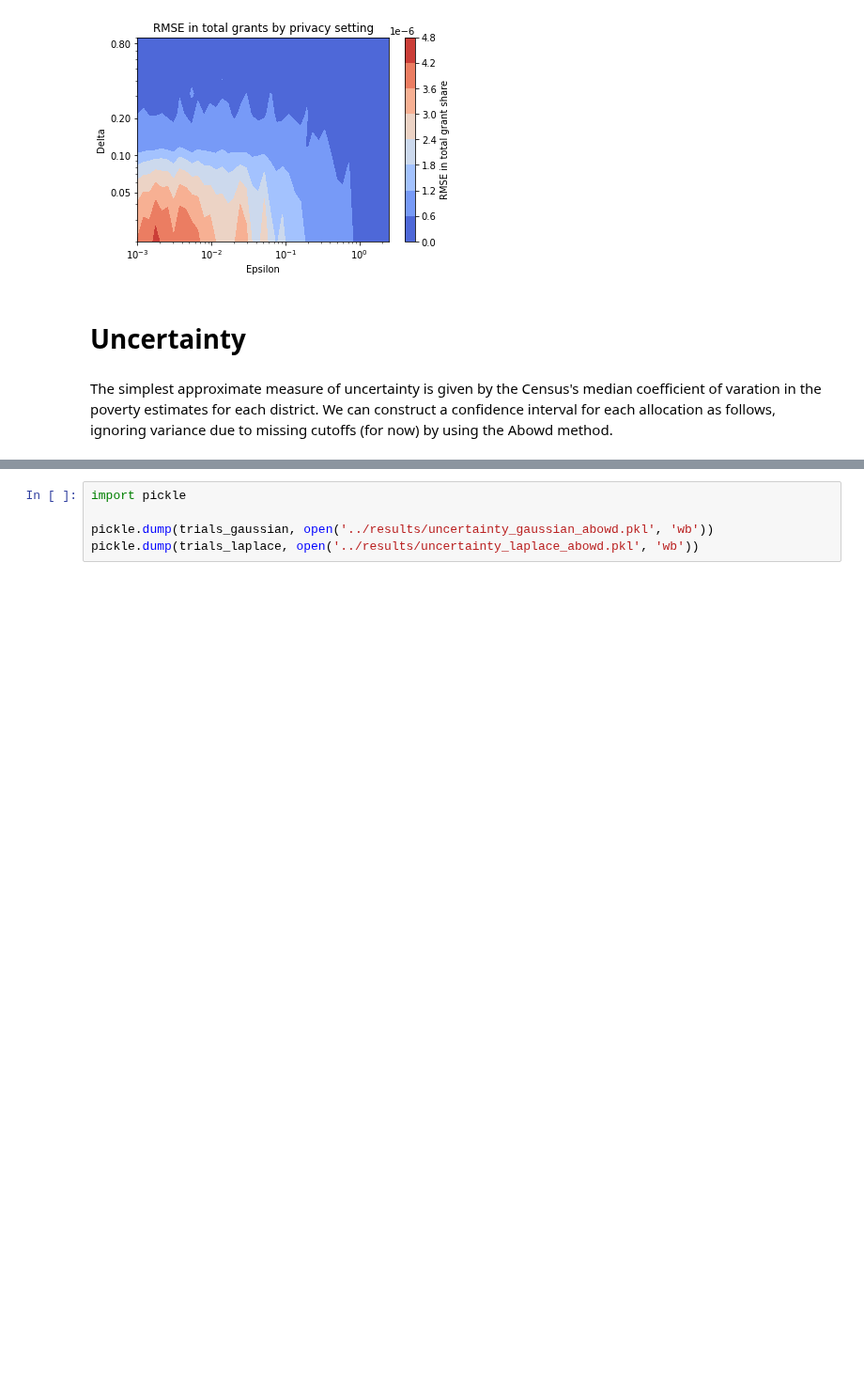
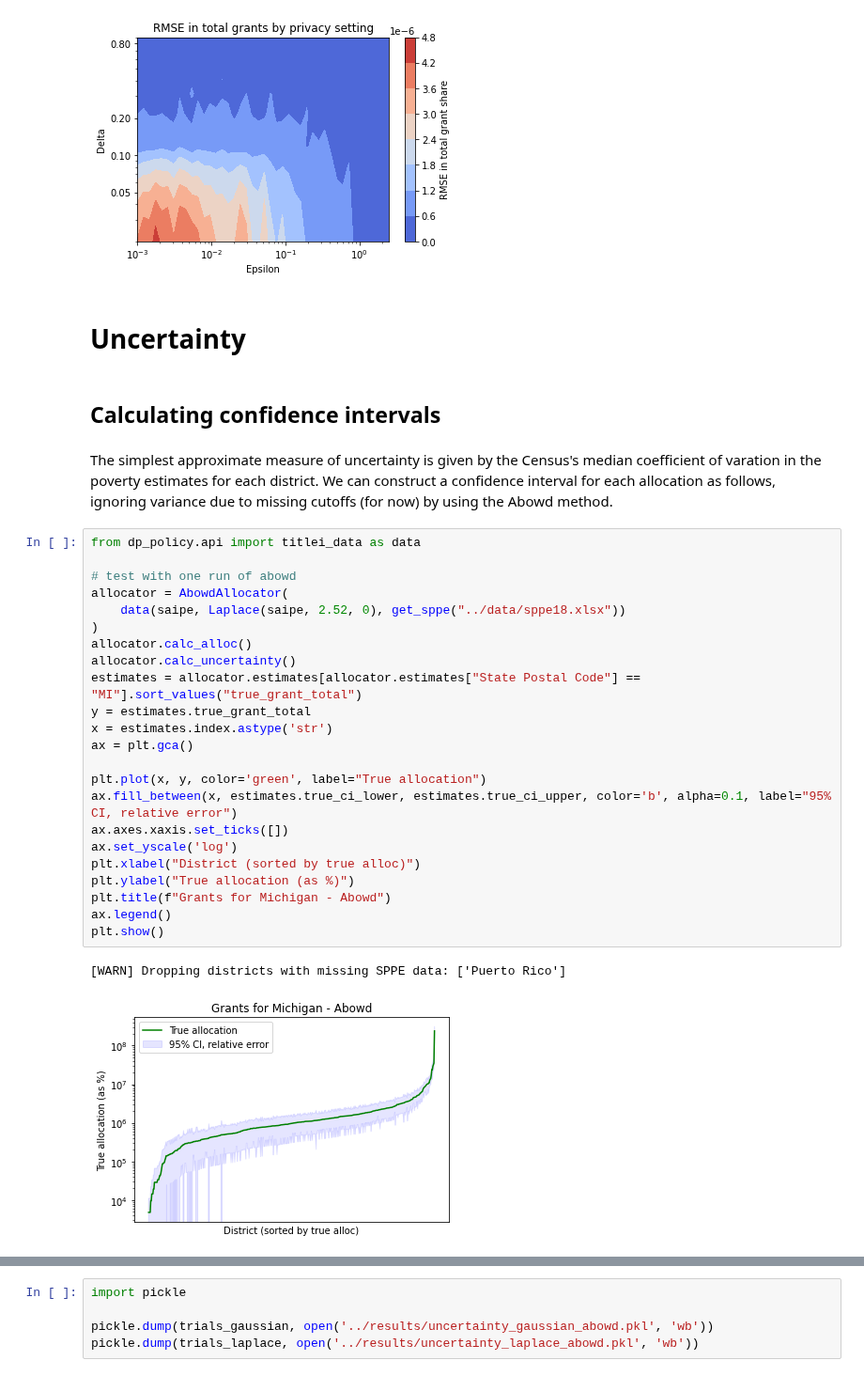
Before and after one commit to ryansteed/dp-policy, a Jupyter notebook: notebooks/titlei.ipynb, the cells around one changed output, grey strips where cells are left out. Shown at 94% size. Saved outputs shown, nothing was run; the diff lists cells and outputs as text; blank space fills up the shorter version.

Commit message:
:construction: WIP: uncertainty implementation

```diff
--- a/notebooks/titlei.ipynb
+++ b/notebooks/titlei.ipynb
@@ -397,5 +395,33 @@ plt.show()
 [figure]
 # %% [markdown]
 # Uncertainty
+# %% [markdown]
+## Calculating confidence intervals
 # %% [markdown]
 The simplest approximate measure of uncertainty is given by the Census's median coefficient of varation in the poverty estimates for each district. We can construct a confidence interval for each allocation as follows, ignoring variance due to missing cutoffs (for now) by using the Abowd method.
+# %%
+from dp_policy.api import titlei_data as data
+
+# test with one run of abowd
+allocator = AbowdAllocator(
+    data(saipe, Laplace(saipe, 2.52, 0), get_sppe("../data/sppe18.xlsx"))
+)
+allocator.calc_alloc()
+allocator.calc_uncertainty()
+estimates = allocator.estimates[allocator.estimates["State Postal Code"] == "MI"].sort_values("true_grant_total")
+y = estimates.true_grant_total
+x = estimates.index.astype('str')
+ax = plt.gca()
+
+plt.plot(x, y, color='green', label="True allocation")
+ax.fill_between(x, estimates.true_ci_lower, estimates.true_ci_upper, color='b', alpha=0.1, label="95% CI, relative error")
+ax.axes.xaxis.set_ticks([])
+ax.set_yscale('log')
+plt.xlabel("District (sorted by true alloc)")
+plt.ylabel("True allocation (as %)")
+plt.title(f"Grants for Michigan - Abowd")
+ax.legend()
+plt.show()
+# %% [output]
+[WARN] Dropping districts with missing SPPE data: ['Puerto Rico']
+[figure, added]
```
Also changed, not shown: parts of 10 cells of this notebook, 5 other files.
